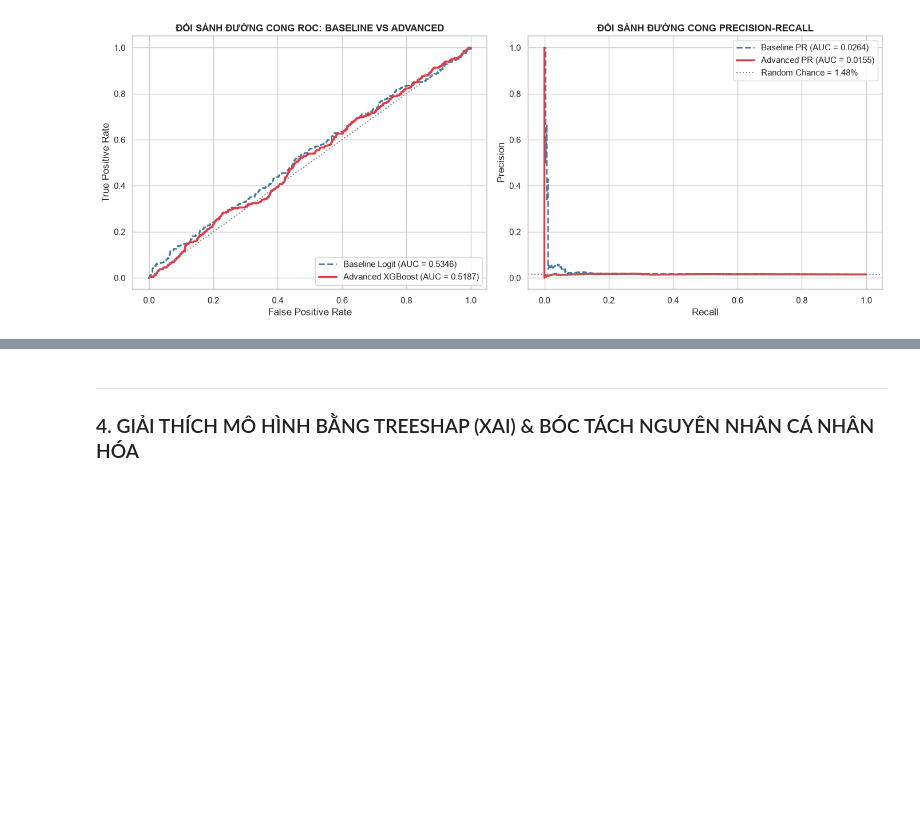
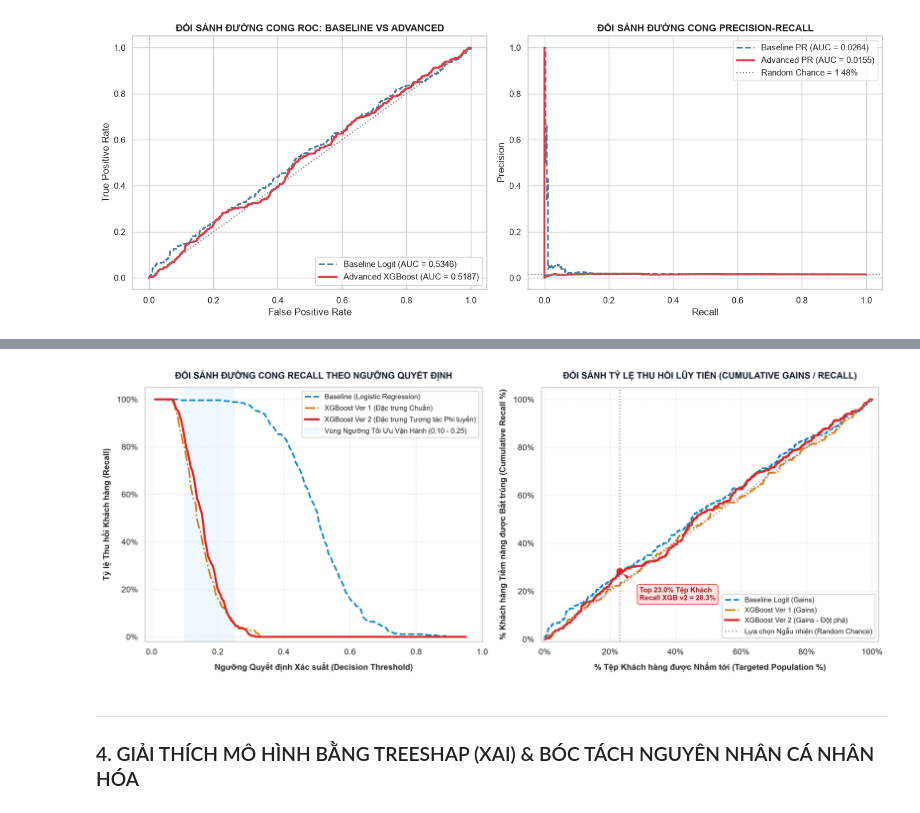
Before and after one commit to TheUn4given123jkbkjs/Data_Analytic_and_Visualization_Olist, a Jupyter notebook: 03_Predictive/03_Model_Advanced.ipynb, the cells around one changed output, grey strips where cells are left out. Cells and saved outputs as stored; diff of their text form; code cells hidden in the pictures; blank space fills up the shorter version.

Commit message:
feat: refine dashboard section typography, add 3-model recall comparison, and update diverging TreeSHAP chart

```diff
--- a/03_Predictive/03_Model_Advanced.ipynb
+++ b/03_Predictive/03_Model_Advanced.ipynb
@@ -187,3 +193,98 @@ plt.show()
+# %%
+# 1. Huan luyen XGBoost Ver 1 (30 dac trung chuan, loai bo 3 bien tuong tac phi tuyen)
+v1_cols = [c for c in X_train.columns if c not in ['delivery_speed_ratio', 'monthly_installment_burden', 'is_b2b_profile']]
+smote = SMOTE(random_state=70)
+X_tr_v1_res, y_tr_v1_res = smote.fit_resample(X_train[v1_cols], y_train)
+
+xgb_v1 = XGBClassifier(
+    n_estimators=150, max_depth=4, learning_rate=0.05, subsample=0.8,
+    colsample_bytree=0.8, random_state=70, n_jobs=-1, eval_metric='logloss'
+)
+xgb_v1.fit(X_tr_v1_res, y_tr_v1_res)
+
+# 2. Du bao xac suat tren tap Test cho ca 3 mo hinh
+p_base = y_prob_base
+p_v1 = xgb_v1.predict_proba(X_test[v1_cols])[:, 1]
+p_v2 = best_adv_artifacts['y_prob']
+
+# 3. Tinh duong cong Recall theo Decision Threshold
+thresholds = np.linspace(0.01, 0.95, 200)
+rec_base_th, rec_v1_th, rec_v2_th = [], [], []
+
+for th in thresholds:
+    rec_base_th.append(recall_score(y_test, (p_base >= th).astype(int), zero_division=0))
+    rec_v1_th.append(recall_score(y_test, (p_v1 >= th).astype(int), zero_division=0))
+    rec_v2_th.append(recall_score(y_test, (p_v2 >= th).astype(int), zero_division=0))
+
+# 4. Tinh Ty le Thu hoi Luy tien (Cumulative Gains / Recall theo % Tep Khach hang)
+def calc_gains(y_true, y_prob):
+    order = np.argsort(y_prob)[::-1]
+    y_sorted = y_true[order]
+    cum_true = np.cumsum(y_sorted)
+    recall = cum_true / np.sum(y_true)
+    pct_pop = np.arange(1, len(y_true) + 1) / len(y_true)
+    return pct_pop, recall
+
+pop_base, g_base = calc_gains(y_test, p_base)
+pop_v1, g_v1 = calc_gains(y_test, p_v1)
+pop_v2, g_v2 = calc_gains(y_test, p_v2)
+
+# 5. Ve Bieu do Doi sanh Recall 2 phan canh
+fig, (ax1, ax2) = plt.subplots(1, 2, figsize=(15, 6), dpi=300)
+
+c_base = '#0284c7'   # Soft Blue
+c_v1 = '#d97706'     # Amber / Orange
+c_v2 = '#dc2626'     # Crimson Red
+
+# Subplot 1: Recall vs Decision Threshold
+ax1.plot(thresholds, rec_base_th, label='Baseline (Logistic Regression)', color=c_base, linestyle='--', linewidth=2.2)
+ax1.plot(thresholds, rec_v1_th, label='XGBoost Ver 1 (Đặc trưng Chuẩn)', color=c_v1, linestyle='-.', linewidth=2.2)
+ax1.plot(thresholds, rec_v2_th, label='XGBoost Ver 2 (Đặc trưng Tương tác Phi tuyến)', color=c_v2, linestyle='-', linewidth=2.8)
+
+ax1.axvspan(0.10, 0.25, color='#e0f2fe', alpha=0.5, label='Vùng Ngưỡng Tối Ưu Vận Hành (0.10 - 0.25)')
+ax1.set_title('ĐỐI SÁNH ĐƯỜNG CONG RECALL THEO NGƯỠNG QUYẾT ĐỊNH', fontsize=12, fontweight='bold', pad=12, color='#0f172a')
+ax1.set_xlabel('Ngưỡng Quyết định Xác suất (Decision Threshold)', fontsize=11, fontweight='bold', labelpad=8)
+ax1.set_ylabel('Tỷ lệ Thu hồi Khách hàng (Recall)', fontsize=11, fontweight='bold', labelpad=8)
+ax1.set_xlim(-0.02, 1.0)
+ax1.set_ylim(-0.02, 1.05)
+ax1.yaxis.set_major_formatter(mticker.PercentFormatter(1.0))
+ax1.legend(loc='upper right', fontsize=9.5, framealpha=0.95)
+ax1.grid(True, linestyle=':', alpha=0.6)
+
+# Subplot 2: Cumulative Gains (Recall across Targeted Population)
+ax2.plot(pop_base * 100, g_base * 100, label='Baseline Logit (Gains)', color=c_base, linestyle='--', linewidth=2.2)
+ax2.plot(pop_v1 * 100, g_v1 * 100, label='XGBoost Ver 1 (Gains)', color=c_v1, linestyle='-.', linewidth=2.2)
+ax2.plot(pop_v2 * 100, g_v2 * 100, label='XGBoost Ver 2 (Gains - Đột phá)', color=c_v2, linestyle='-', linewidth=2.8)
+ax2.plot([0, 100], [0, 100], label='Lựa chọn Ngẫu nhiên (Random Chance)', color='#94a3b8', linestyle=':', linewidth=1.8)
+
+opt_pop = 22.97
+idx_v2 = int((opt_pop / 100) * len(y_test))
+v2_rec_val = g_v2[idx_v2] * 100
+ax2.axvline(opt_pop, color='#dc2626', linestyle=':', linewidth=1.5, alpha=0.7)
+ax2.scatter([opt_pop], [v2_rec_val], color='#dc2626', s=70, zorder=5)
+ax2.annotate(f'Top {opt_pop:.1f}% Tệp Khách\nRecall XGB v2 = {v2_rec_val:.1f}%',
+             xy=(opt_pop, v2_rec_val), xytext=(opt_pop + 6, v2_rec_val - 12),
+             arrowprops=dict(facecolor='#dc2626', shrink=0.08, width=1.2, headwidth=6),
+             fontsize=9.5, fontweight='bold', color='#991b1b',
+             bbox=dict(boxstyle='round,pad=0.3', facecolor='#fee2e2', edgecolor='#dc2626', alpha=0.9))
+
+ax2.set_title('ĐỐI SÁNH TỶ LỆ THU HỒI LŨY TIẾN (CUMULATIVE GAINS / RECALL)', fontsize=12, fontweight='bold', pad=12, color='#0f172a')
+ax2.set_xlabel('% Tệp Khách hàng được Nhắm tới (Targeted Population %)', fontsize=11, fontweight='bold', labelpad=8)
+ax2.set_ylabel('% Khách hàng Tiềm năng được Bắt trúng (Cumulative Recall %)', fontsize=11, fontweight='bold', labelpad=8)
+ax2.set_xlim(-1, 102)
+ax2.set_ylim(-1, 105)
+ax2.xaxis.set_major_formatter(mticker.PercentFormatter())
+ax2.yaxis.set_major_formatter(mticker.PercentFormatter())
+ax2.legend(loc='lower right', fontsize=9.5, framealpha=0.95)
+ax2.grid(True, linestyle=':', alpha=0.6)
+
+plt.tight_layout()
+plt.savefig('recall_comparison_3models.png', dpi=300)
+if os.path.exists('assets'):
+    plt.savefig('assets/recall_comparison_3models.png', dpi=300)
+plt.show()
+# %% [output]
+[figure, added]
 # %% [markdown]
 ---
 ### 4. GIẢI THÍCH MÔ HÌNH BẰNG TREESHAP (XAI) & BÓC TÁCH NGUYÊN NHÂN CÁ NHÂN HÓA
```
Also changed, not shown: parts of 3 cells of this notebook, 9 other files.
